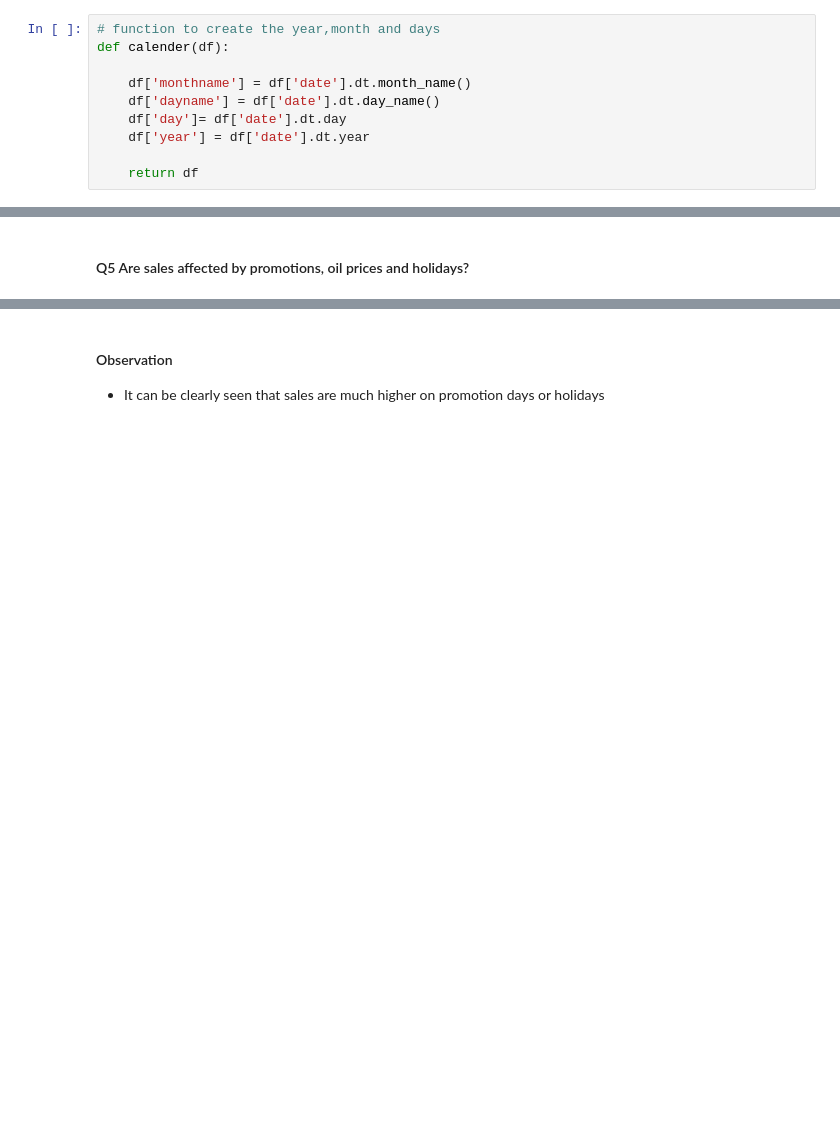
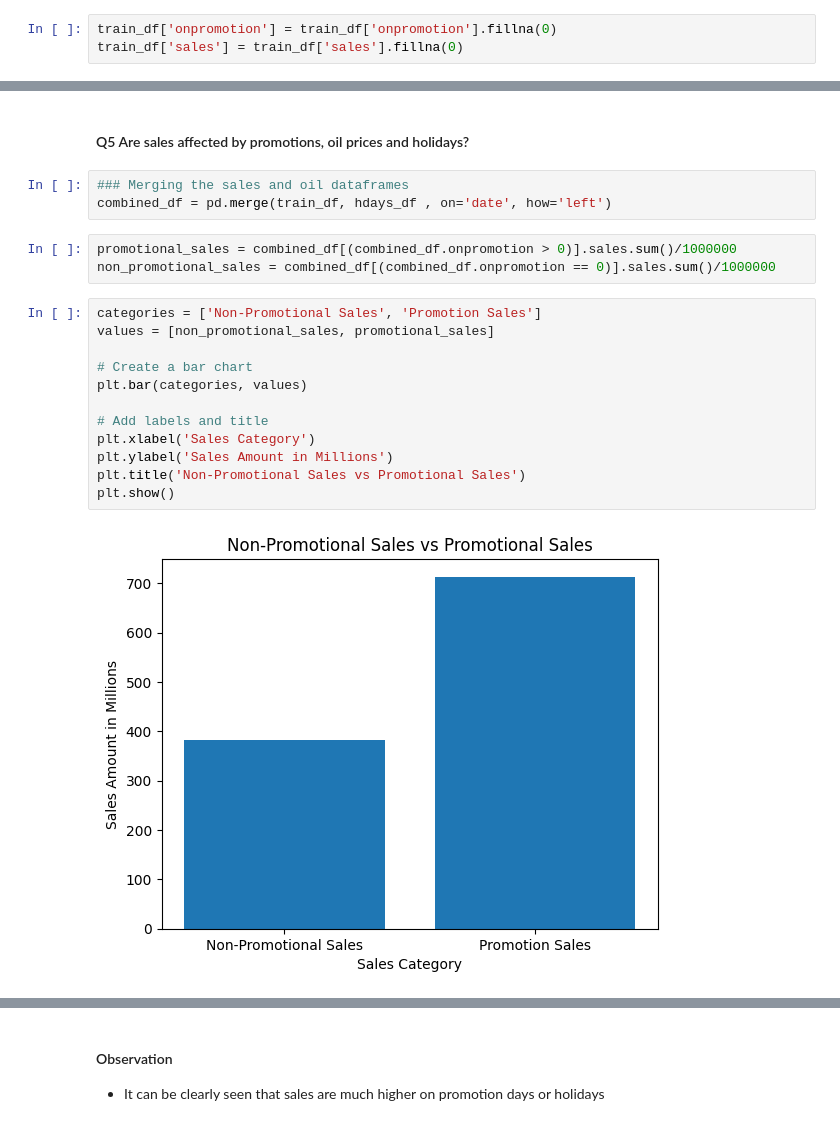
Before and after one commit to kwasichrappah/Time_series_analysis, a Jupyter notebook: sales_forecast.ipynb, the cells around one changed output, grey strips where cells are left out. Cells and saved outputs as stored; diff of their text form; blank space fills up the shorter version.

```diff
--- a/sales_forecast.ipynb
+++ b/sales_forecast.ipynb
@@ -317,13 +320,6 @@ combined_hso_df['cluster'] = combined_hso_df['cluster'].fillna(0)
-# %%
-# function to create the year,month and days
-def calender(df):
-
-    df['monthname'] = df['date'].dt.month_name()
-    df['dayname'] = df['date'].dt.day_name()
-    df['day']= df['date'].dt.day
-    df['year'] = df['date'].dt.year
-
-    return df
+# %%
+train_df['onpromotion'] = train_df['onpromotion'].fillna(0)
+train_df['sales'] = train_df['sales'].fillna(0)
 # %%
 train_df = calender (train_df)
 # %%
@@ -495,3 +496,23 @@ for a in ['cluster','state','city','type']:
     fig.show()
 # %% [markdown]
 #### Q5 Are sales affected by promotions, oil prices and holidays?
+# %%
+### Merging the sales and oil dataframes
+combined_df = pd.merge(train_df, hdays_df , on='date', how='left')
+# %%
+promotional_sales = combined_df[(combined_df.onpromotion > 0)].sales.sum()/1000000
+non_promotional_sales = combined_df[(combined_df.onpromotion == 0)].sales.sum()/1000000
+# %%
+categories = ['Non-Promotional Sales', 'Promotion Sales']
+values = [non_promotional_sales, promotional_sales]
+
+# Create a bar chart
+plt.bar(categories, values)
+
+# Add labels and title
+plt.xlabel('Sales Category')
+plt.ylabel('Sales Amount in Millions')
+plt.title('Non-Promotional Sales vs Promotional Sales')
+plt.show()
+# %% [output]
+[figure, added]
```
Also changed, not shown: parts of 22 cells of this notebook.
